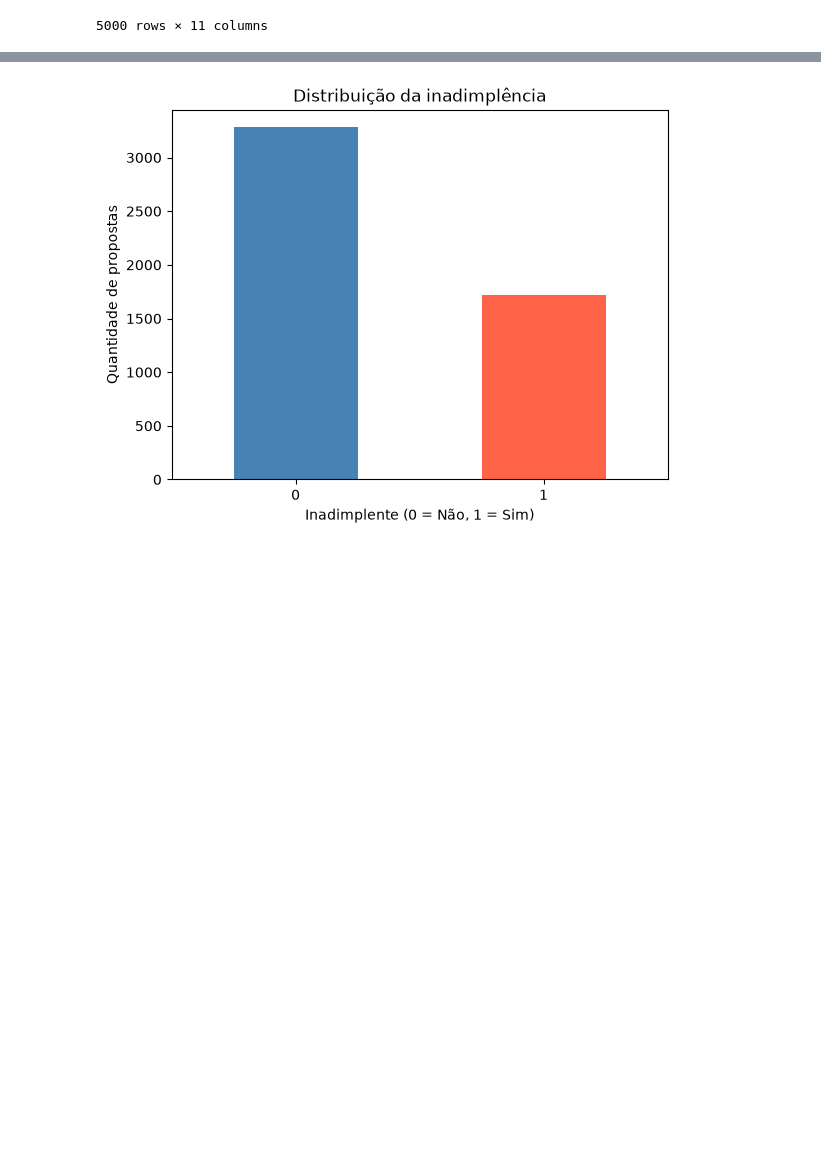
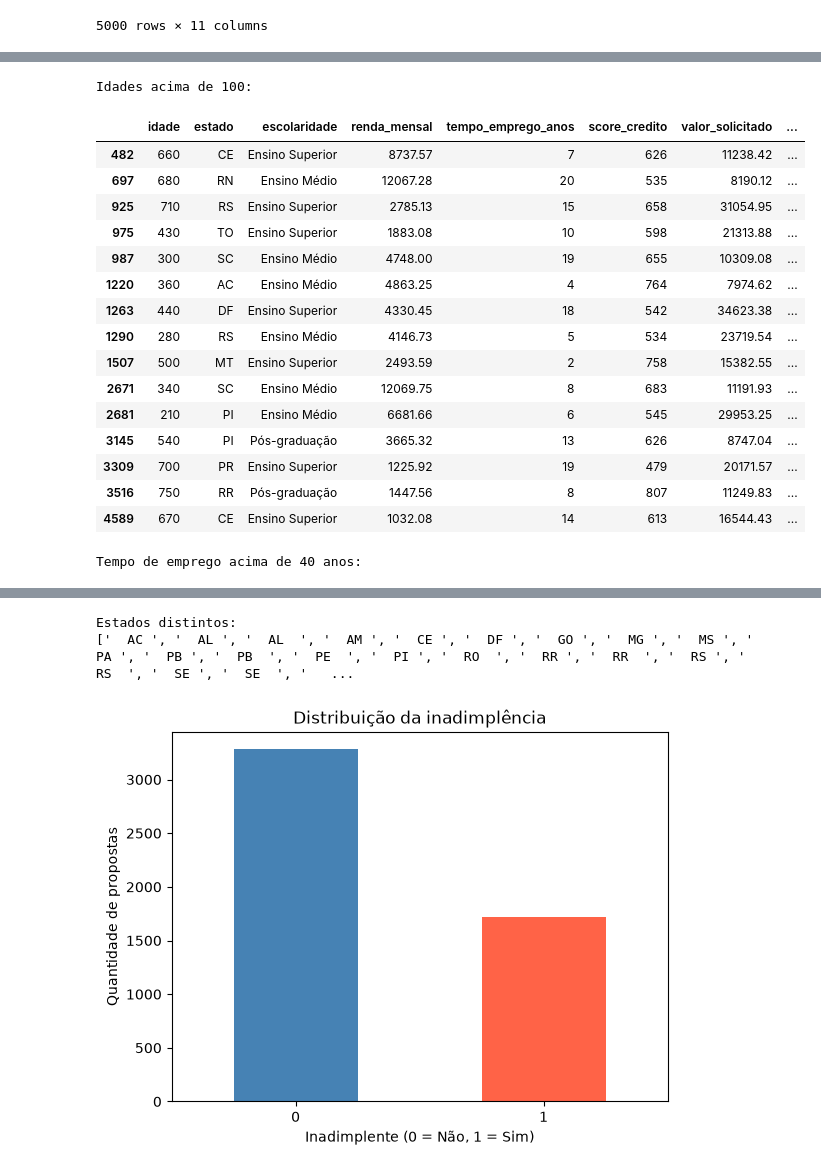
Before and after one commit to dinizjr/Trilha-IA, a Jupyter notebook: Analise-Credito/AnaliseCredito.ipynb, the cells around one changed output, grey strips where cells are left out. Cells and saved outputs as stored; diff of their text form; code cells hidden in the pictures; blank space fills up the shorter version.

```diff
--- a/Analise-Credito/AnaliseCredito.ipynb
+++ b/Analise-Credito/AnaliseCredito.ipynb
@@ -34,0 +70,28 @@ df
+# %%
+print("Idades acima de 100:")
+display(df[df["idade"] > 100])
+
+print("Tempo de emprego acima de 40 anos:")
+display(df[df["tempo_emprego_anos"] > 40])
+
+print("Estados distintos:")
+print(sorted(df["estado"].unique()))
+# %% [output]
+Idades acima de 100:
+|  | idade | estado | escolaridade | renda_mensal | tempo_emprego_anos | score_credito | valor_solicitado | ... |
+| 482 | 660 | CE | Ensino Superior | 8737.57 | 7 | 626 | 11238.42 | ... |
+| 697 | 680 | RN | Ensino Médio | 12067.28 | 20 | 535 | 8190.12 | ... |
+| 925 | 710 | RS | Ensino Superior | 2785.13 | 15 | 658 | 31054.95 | ... |
+| 975 | 430 | TO | Ensino Superior | 1883.08 | 10 | 598 | 21313.88 | ... |
+| 987 | 300 | SC | Ensino Médio | 4748.00 | 19 | 655 | 10309.08 | ... |
+| 1220 | 360 | AC | Ensino Médio | 4863.25 | 4 | 764 | 7974.62 | ... |
+| 1263 | 440 | DF | Ensino Superior | 4330.45 | 18 | 542 | 34623.38 | ... |
+| 1290 | 280 | RS | Ensino Médio | 4146.73 | 5 | 534 | 23719.54 | ... |
+| 1507 | 500 | MT | Ensino Superior | 2493.59 | 2 | 758 | 15382.55 | ... |
+| 2671 | 340 | SC | Ensino Médio | 12069.75 | 8 | 683 | 11191.93 | ... |
+| 2681 | 210 | PI | Ensino Médio | 6681.66 | 6 | 545 | 29953.25 | ... |
+| 3145 | 540 | PI | Pós-graduação | 3665.32 | 13 | 626 | 8747.04 | ... |
+| 3309 | 700 | PR | Ensino Superior | 1225.92 | 19 | 479 | 20171.57 | ... |
+| 3516 | 750 | RR | Pós-graduação | 1447.56 | 8 | 807 | 11249.83 | ... |
+| 4589 | 670 | CE | Ensino Superior | 1032.08 | 14 | 613 | 16544.43 | ... |
+Tempo de emprego acima de 40 anos:
@@ -35,3 +106,5 @@ df
+Estados distintos:
+['  AC ', '  AL ', '  AL  ', '  AM ', '  CE ', '  DF ', '  GO ', '  MG ', '  MS ', '  PA ', '  PB ', '  PB  ', '  PE  ', '  PI ', '  RO  ', '  RR ', '  RR  ', '  RS ', '  RS  ', '  SE ', '  SE  ', '   ...
 # %%
 df["inadimplente"].value_counts().sort_index().plot(
     kind="bar",
```
Also changed, not shown: parts of 8 cells of this notebook.
